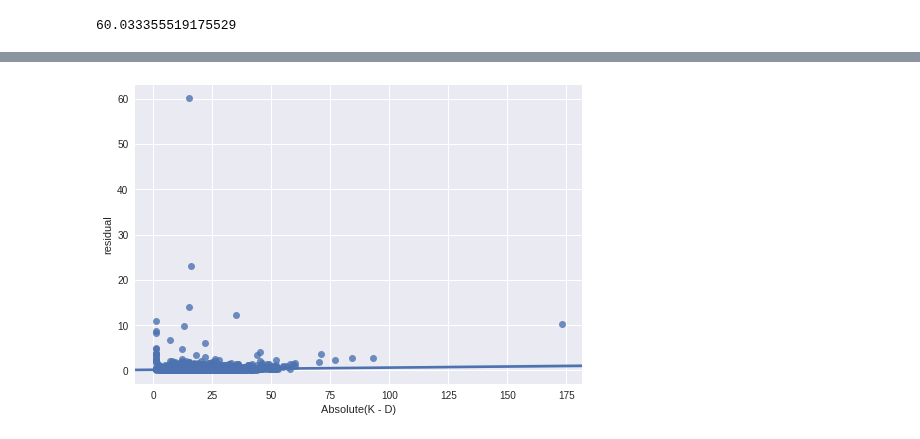
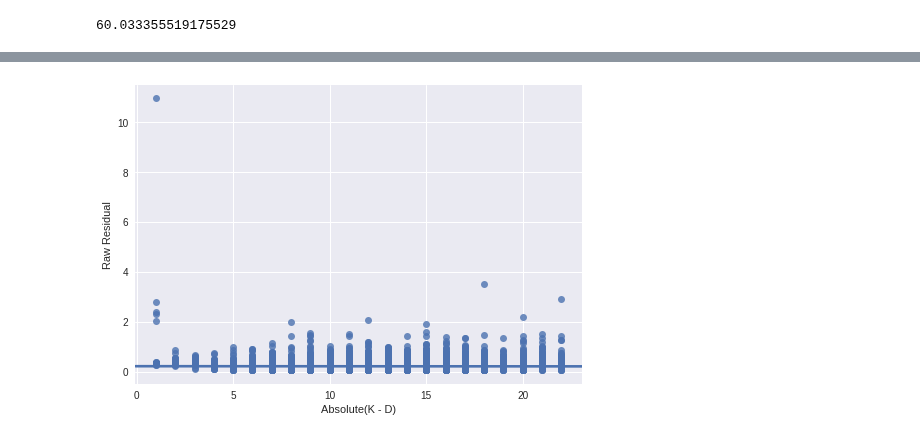
Before and after one commit to beelze-b/Open-Dota-Exploration, a Jupyter notebook: WeightsAndResiduals.ipynb, the cells around one changed output, grey strips where cells are left out. Cells and saved outputs as stored; diff of their text form; code cells hidden in the pictures.

```diff
--- a/WeightsAndResiduals.ipynb
+++ b/WeightsAndResiduals.ipynb
@@ -221,8 +230,11 @@ plt.show()
 # %%
 kd = df.apply(heroKDdeficit, axis=1)
-sns.regplot(np.abs(kd), df['residual'])
+kd_mask = outlier_mask(kd)
+sns.regplot(np.abs(kd)[kd_mask], df['residual'][kd_mask])
 ax = plt.gca()
 ax.set_xlabel("Absolute(K - D)")
+ax.set_ylabel("Raw Residual")
+plt.savefig('graphs/absolutek-d_Difference.png', bbox_inches='tight')
 plt.show()
 # %% [output]
-[figure, old version]
+[figure, new version]
```
Also changed, not shown: parts of 19 cells of this notebook.
